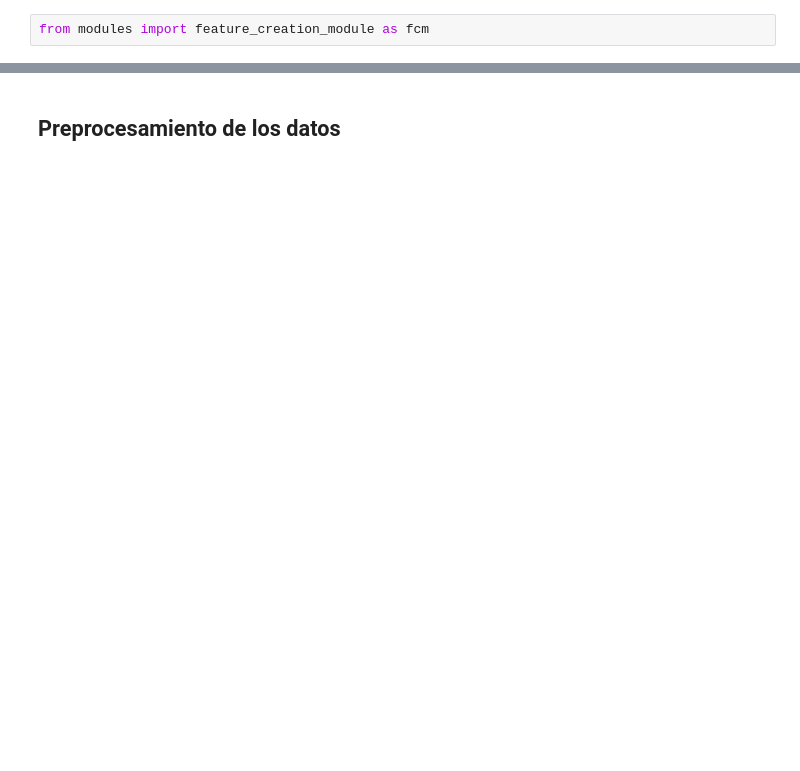
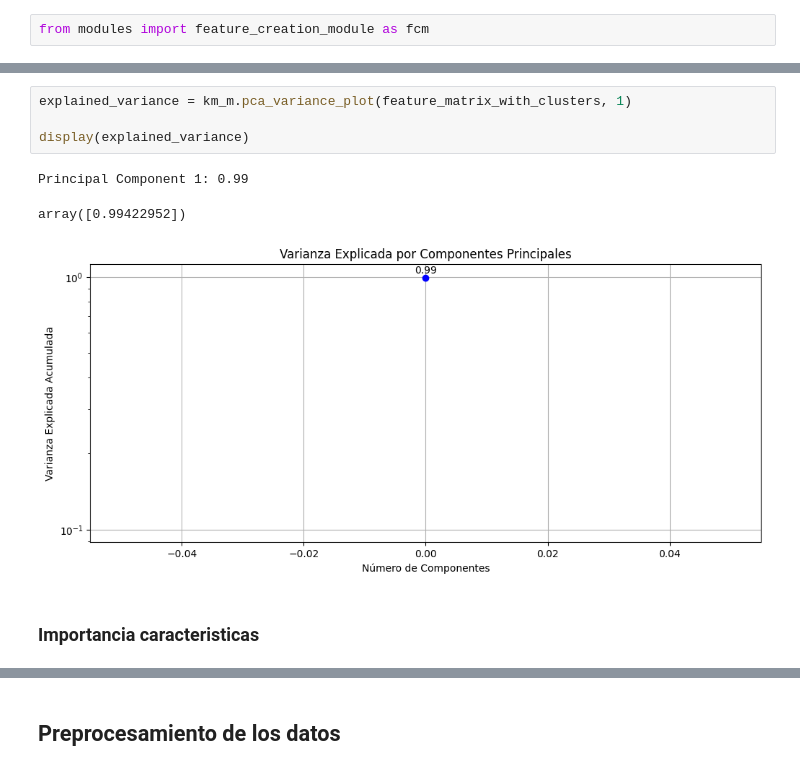
Before and after one commit to antonioMateos/grupo2retail_0424, a Jupyter notebook: 03_Clustering/04_Clustering_Tiendas.ipynb, the cells around one changed output, grey strips where cells are left out. Saved outputs shown, nothing was run; the diff lists cells and outputs as text; blank space fills up the shorter version.

```diff
--- a/03_Clustering/04_Clustering_Tiendas.ipynb
+++ b/03_Clustering/04_Clustering_Tiendas.ipynb
@@ -195,0 +407,10 @@ Esta métrica indica en qué parte del año un producto suele venderse más. Per
+# %%
+explained_variance = km_m.pca_variance_plot(feature_matrix_with_clusters, 1)
+
+display(explained_variance)
+# %% [output]
+Principal Component 1: 0.99
+array([0.99422952])
+[figure, added]
+# %% [markdown]
+### Importancia caracteristicas
```
Also changed, not shown: parts of 133 cells of this notebook, 1 other file.
